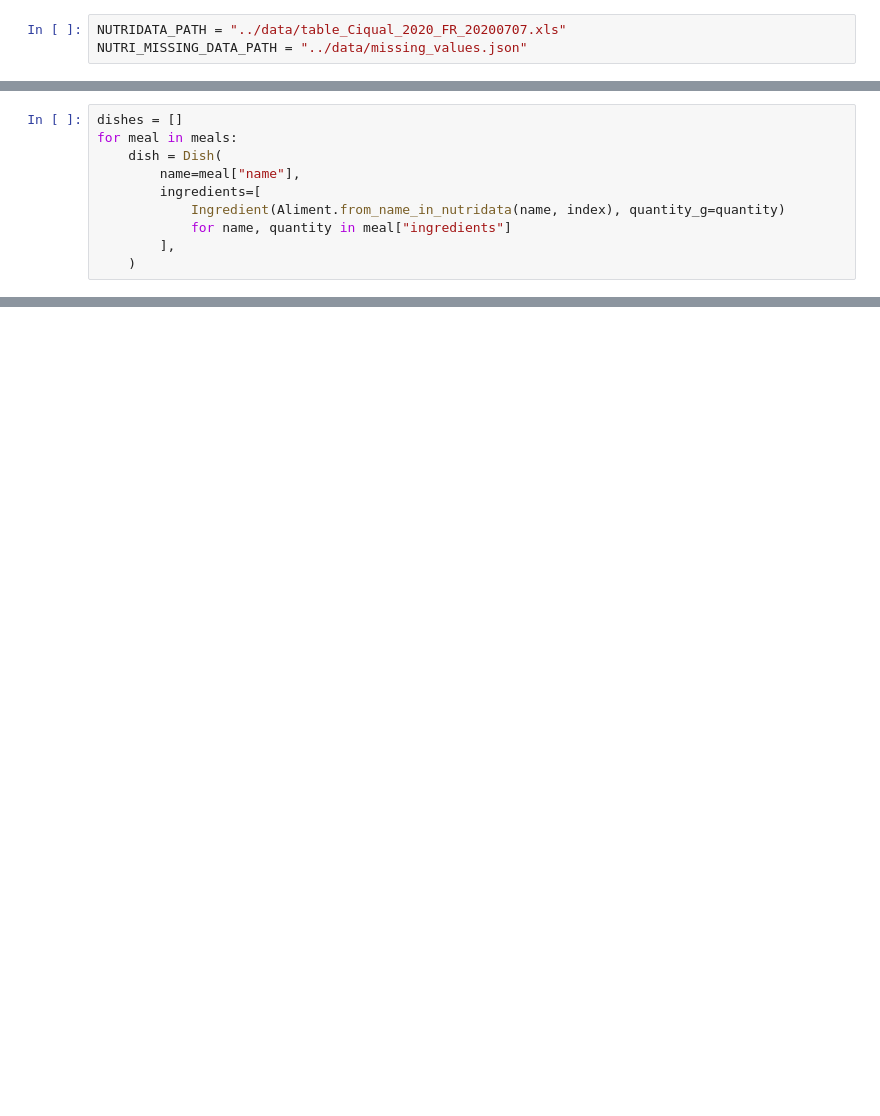
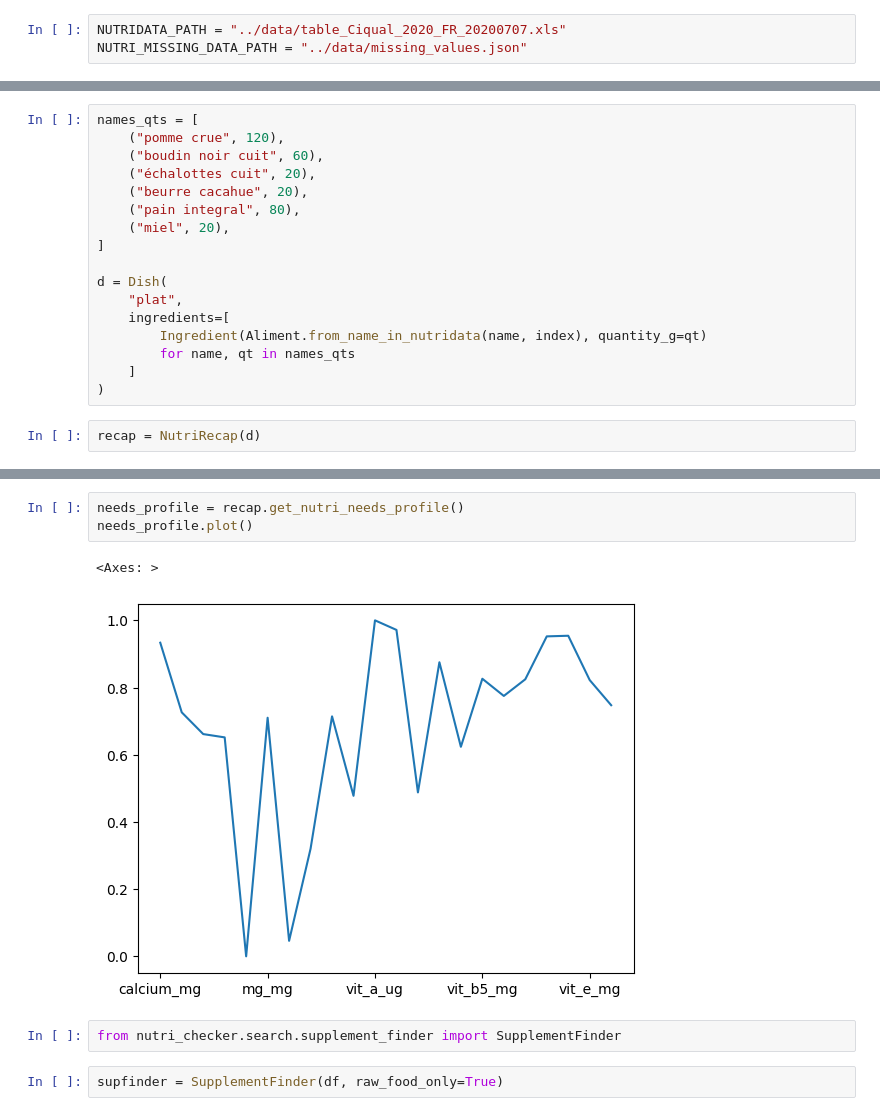
Before and after one commit to francoisWeber/nutri-checker, a Jupyter notebook: notebooks/dev.ipynb, the cells around one changed output, grey strips where cells are left out. Saved outputs shown, nothing was run; the diff lists cells and outputs as text; blank space fills up the shorter version.

Commit message:
WIP: proposed best next ingredient

```diff
--- a/notebooks/dev.ipynb
+++ b/notebooks/dev.ipynb
@@ -58,10 +11,0 @@ meals = [
-# %%
-dishes = []
-for meal in meals:
-    dish = Dish(
-        name=meal["name"],
-        ingredients=[
-            Ingredient(Aliment.from_name_in_nutridata(name, index), quantity_g=quantity)
-            for name, quantity in meal["ingredients"]
-        ],
-    )
@@ -166,0 +16,19 @@ dtype: object
+# %%
+names_qts = [
+    ("pomme crue", 120),
+    ("boudin noir cuit", 60),
+    ("échalottes cuit", 20),
+    ("beurre cacahue", 20),
+    ("pain integral", 80),
+    ("miel", 20),
+]
+
+d = Dish(
+    "plat",
+    ingredients=[
+        Ingredient(Aliment.from_name_in_nutridata(name, index), quantity_g=qt)
+        for name, qt in names_qts
+    ]
+)
+# %%
+recap = NutriRecap(d)
@@ -166,0 +76,10 @@ dtype: object
+# %%
+needs_profile = recap.get_nutri_needs_profile()
+needs_profile.plot()
+# %% [output]
+<Axes: >
+[figure, added]
+# %%
+from nutri_checker.search.supplement_finder import SupplementFinder
+# %%
+supfinder = SupplementFinder(df, raw_food_only=True)
```
Also changed, not shown: parts of 43 cells of this notebook, 3 other files.
